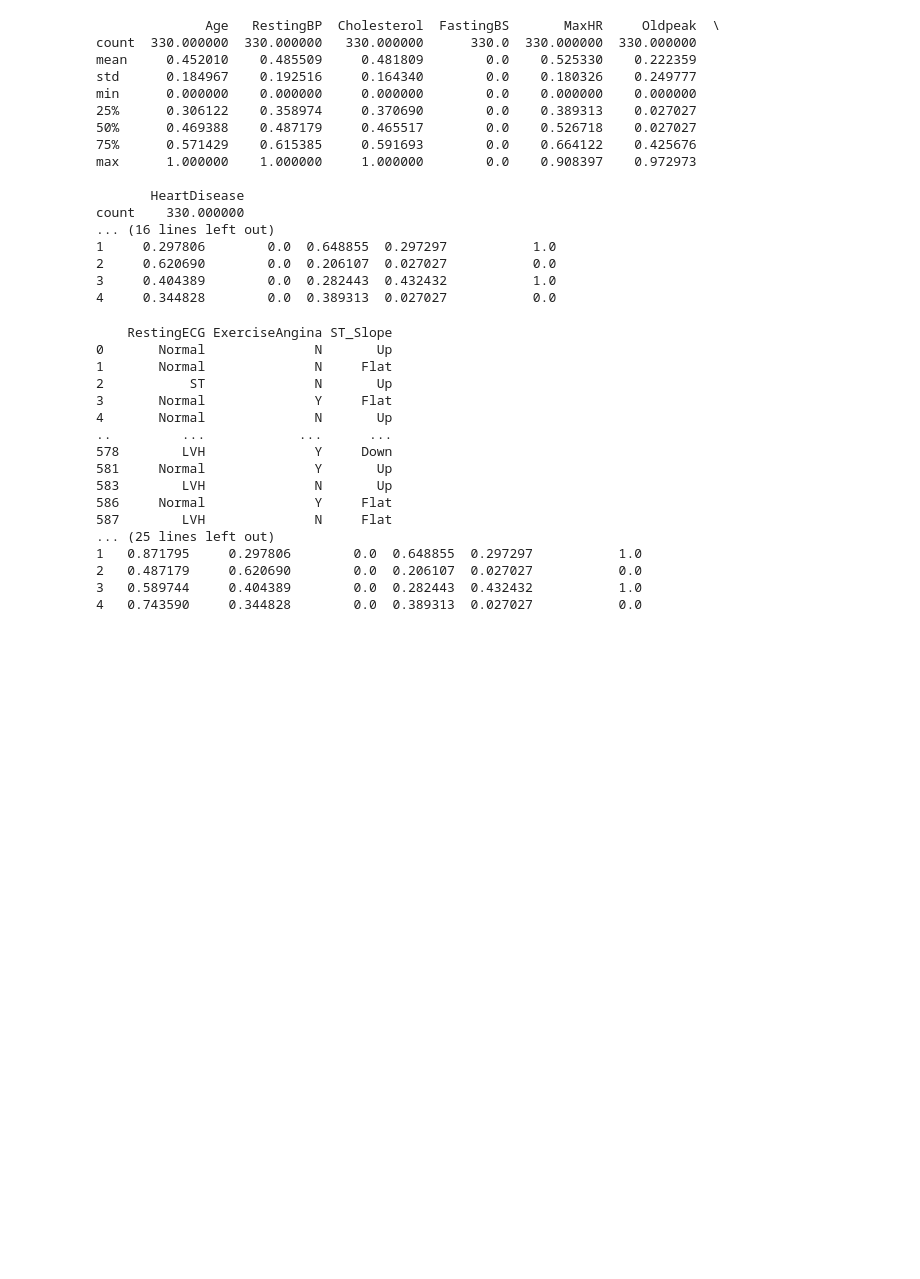
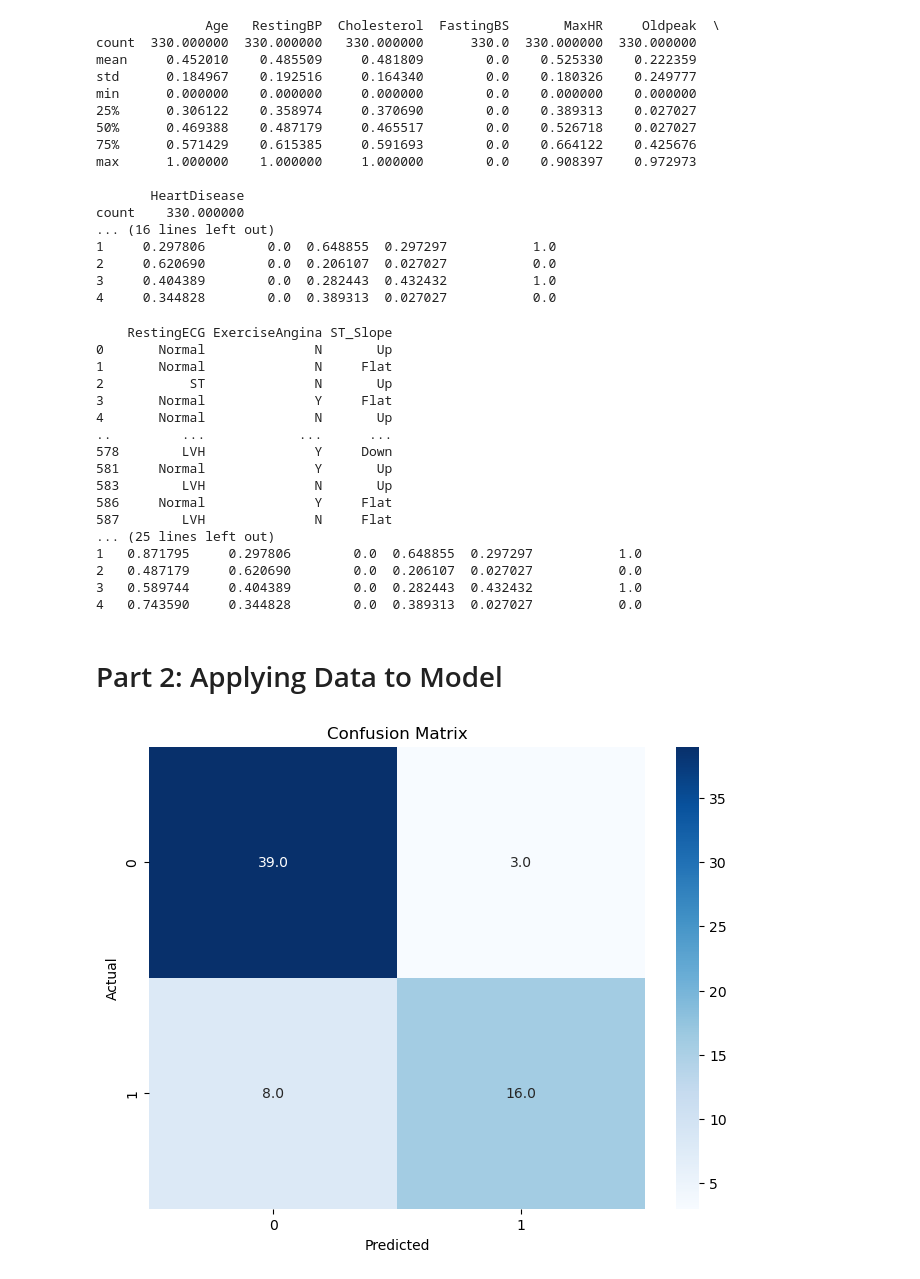
Before and after one commit to kyuhmi/4210-ml-project, a Jupyter notebook: heart_disease.ipynb, the cells around one changed output. Drawn from its saved outputs; the diff is of its cells as text; code cells hidden in the pictures; blank space fills up the shorter version.

Commit message:
logistic regression

```diff
--- a/heart_disease.ipynb
+++ b/heart_disease.ipynb
@@ -216,11 +216,15 @@ freq_enc_data = object_data[['Sex', 'ChestPainType']]
 print(freq_enc_data)
 
 # TODO: we need to store the label encoders used so we can feed things back into the model...
-label_encoder = preprocessing.LabelEncoder() # label encoder
 
 encoded_data = scaled_data.copy()
+
+label_encoders = dict()
 for col in label_enc_data.columns:
+    label_encoder = preprocessing.LabelEncoder() # label encoder
     encoded_data[col] = label_encoder.fit_transform(encoded_data[col])
+    encoder_entry = {col: label_encoder} # to remember what the encoder was
+    label_encoders.update(encoder_entry)
 
 freq_encoders = dict()
 for col in freq_enc_data.columns:
@@ -252,3 +256,43 @@ print(encoded_data.head())
 # %%
 # Save to CSV: this is a leftover from our previous assignment
 encoded_data.to_csv("preprocessed_heart_data.csv")
+# %% [markdown]
+# Part 2: Applying Data to Model
+# %%
+# split model into train, test, validate.
+from sklearn.model_selection import train_test_split
+
+target_var_name = 'HeartDisease'
+
+y = encoded_data[target_var_name]
+X = encoded_data.drop(target_var_name, axis=1)
+
+X_train, X_test_val, y_train, y_test_val = train_test_split(X, y, test_size=0.4, random_state=321)
+
+# further split up our test / val dataset into something smaller...
+X_test, X_val, y_test, y_val = train_test_split(X_test_val, y_test_val, test_size=0.5, random_state=123)
+# %%
+# logistic regression
+from sklearn.linear_model import LogisticRegression
+from sklearn.metrics import confusion_matrix
+
+# train model
+logreg = LogisticRegression(max_iter=1000000)
+logreg.fit(X_train, y_train)
+
+y_test_pred = logreg.predict(X_test)
+
+# evaluate performance so far...
+# TODO: verify if axis labels are correct
+def show_confusion_mtx(cm):
+    plt.figure(figsize=(8, 6))
+    sns.heatmap(cm, annot=True, cmap="Blues", fmt=".1f")
+    plt.xlabel("Predicted")
+    plt.ylabel("Actual")
+    plt.title("Confusion Matrix")
+    plt.show()
+
+cm = confusion_matrix(y_test, y_test_pred)
+show_confusion_mtx(cm)
+# %% [output]
+[figure, added]
```
Also changed, not shown: parts of 1 cell of this notebook.
